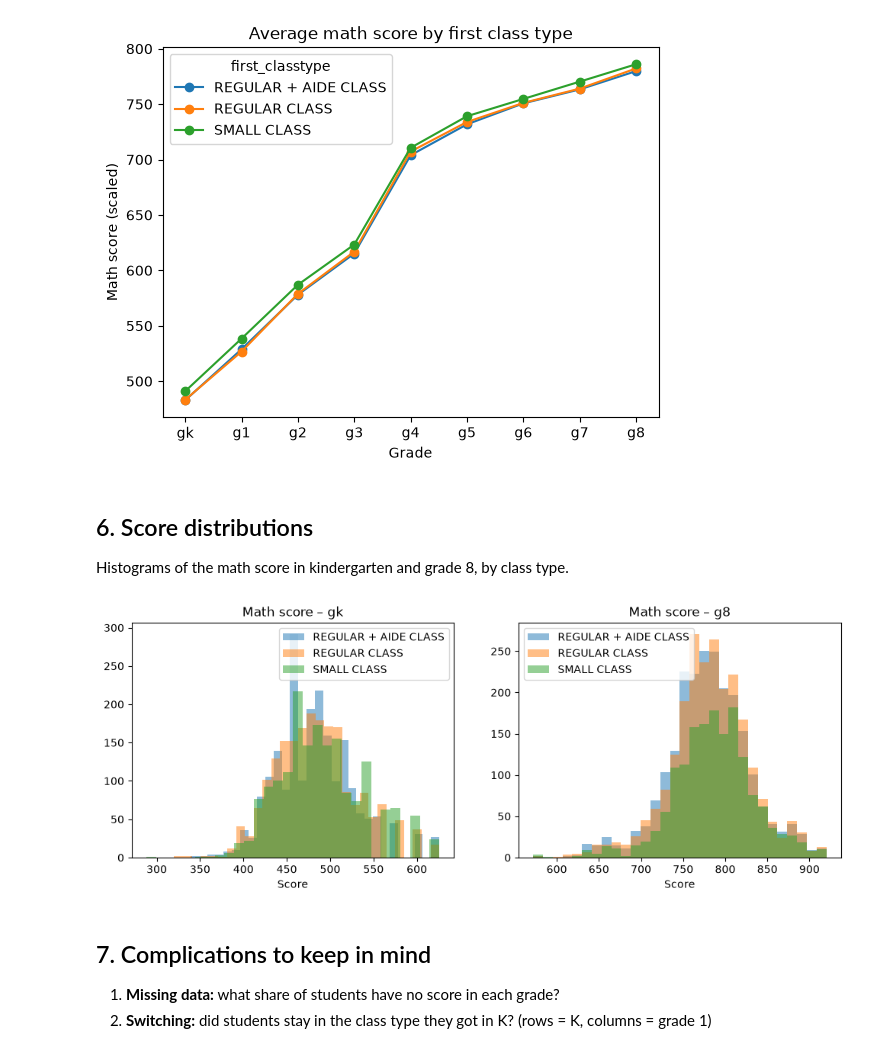
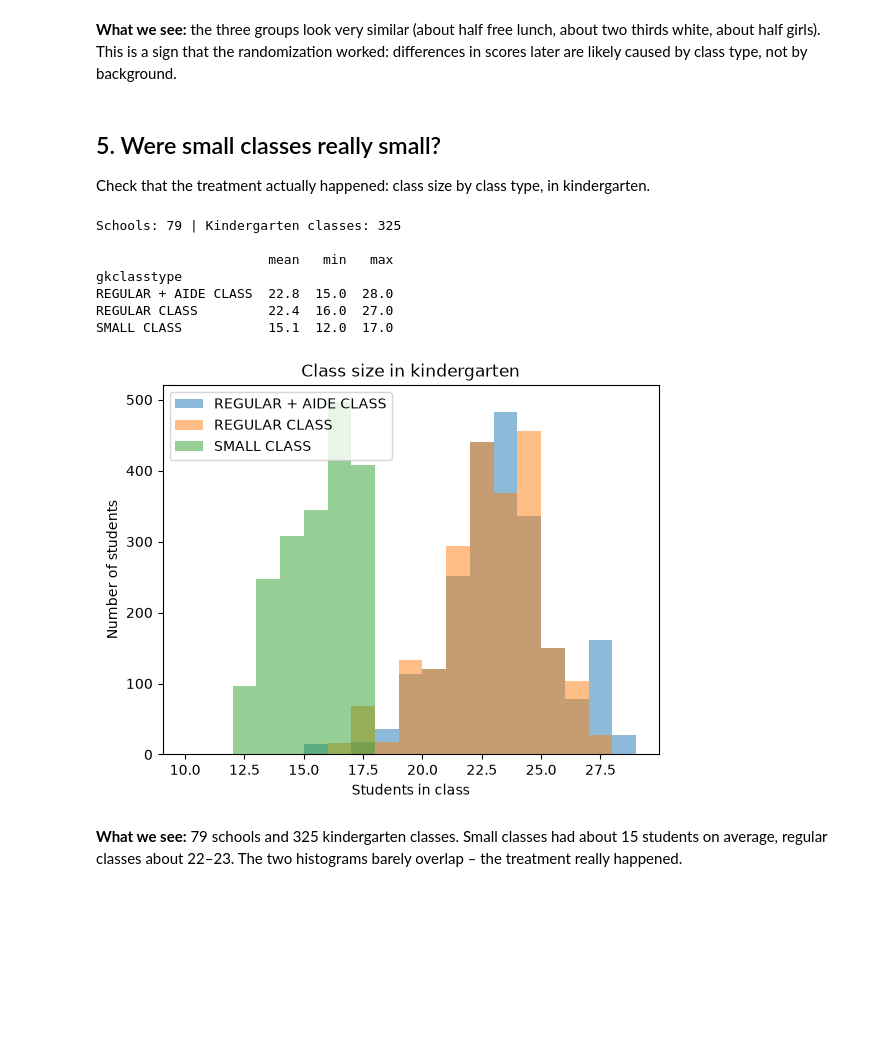
Before and after one commit to itai-wachtel/star-stat-project, a Jupyter notebook: notebooks/01_explore_data.ipynb, the cells around one changed output. Cells and saved outputs as stored; diff of their text form; code cells hidden in the pictures; blank space fills up the shorter version.

Commit message:
explore data

```diff
--- a/notebooks/01_explore_data.ipynb
+++ b/notebooks/01_explore_data.ipynb
@@ -10,11 +22,12 @@ Each row is one student. Put `STAR_Students.sav` in `data/raw/` before running.
 # %%
+import numpy as np
 import pandas as pd
 import matplotlib.pyplot as plt
-from scipy import stats
 
 pd.set_option("display.max_columns", 50)
 
 df = pd.read_spss("../data/raw/STAR_Students.sav")
+df = df.copy()   # makes the table faster to work with
+
 print(df.shape)  # (rows, columns)
-df.head()
 # %% [output]
@@ -111,11 +125,15 @@ Compare the class types **within** a grade, not across grades.
 # %%
-classtype_cols = [f"{g}classtype" for g in k3]
-df["first_classtype"] = df[classtype_cols].astype(object).bfill(axis=1).iloc[:, 0]
+k = df[df["gkclasstype"].notna()]
 
-print(df["first_classtype"].value_counts(dropna=False), "\n")
+def pct(col, value):
+    """% of students (with data) in each class type who have this value."""
+    return k.groupby("gkclasstype", observed=True)[col].apply(lambda s: (s == value).sum() / s.notna().sum() * 100)
 
-means = pd.DataFrame(
-    {g: df.groupby("first_classtype")[f"{g}tmathss"].mean() for g in grades}
-).T.round(1)
-means
+balance = pd.DataFrame({
+    "% free lunch": pct("gkfreelunch", "FREE LUNCH"),
+    "% white": pct("race", "WHITE"),
+    "% girls": pct("gender", "FEMALE"),
+    "Number of students": k.groupby("gkclasstype", observed=True).size(),
+}).round(1).T
+balance
 # %% [output]
@@ -137,29 +145,30 @@ Name: count, dtype: int64
-# %%
-means.plot(marker="o", title="Average math score by first class type")
-plt.xlabel("Grade")
-plt.ylabel("Math score (scaled)")
-plt.show()
-# %% [output]
-[figure, removed]
+# %% [markdown]
+**What we see:** the three groups look very similar (about half free lunch, about two thirds white, about half girls).
+This is a sign that the randomization worked: differences in scores later are likely caused by class type, not by background.
 # %% [markdown]
-## 6. Score distributions
+## 5. Were small classes really small?
 
-Histograms of the math score in kindergarten and grade 8, by class type.
+Check that the treatment actually happened: class size by class type, in kindergarten.
 # %%
-fig, axes = plt.subplots(1, 2, figsize=(12, 4))
+print("Schools:", df["gkschid"].nunique(), "| Kindergarten classes:", df["gktchid"].nunique(), "\n")
+print(k.groupby("gkclasstype", observed=True)["gkclasssize"].describe()[["mean", "min", "max"]].round(1))
 
-for ax, g in zip(axes, ["gk", "g8"]):
-    for ctype, group in df.groupby("first_classtype"):
-        ax.hist(group[f"{g}tmathss"].dropna(), bins=30, alpha=0.5, label=ctype)
-    ax.set_title(f"Math score – {g}")
-    ax.set_xlabel("Score")
-    ax.legend()
-
+for ctype, group in k.groupby("gkclasstype", observed=True):
+    plt.hist(group["gkclasssize"].dropna(), bins=range(10, 30), alpha=0.5, label=ctype)
+plt.title("Class size in kindergarten")
+plt.xlabel("Students in class")
+plt.ylabel("Number of students")
+plt.legend()
 plt.show()
 # %% [output]
+Schools: 79 | Kindergarten classes: 325
+
+                      mean   min   max
+gkclasstype
+REGULAR + AIDE CLASS  22.8  15.0  28.0
+REGULAR CLASS         22.4  16.0  27.0
+SMALL CLASS           15.1  12.0  17.0
-[figure, old version]
+[figure, new version]
 # %% [markdown]
-## 7. Complications to keep in mind
-
-1. **Missing data:** what share of students have no score in each grade?
-2. **Switching:** did students stay in the class type they got in K? (rows = K, columns = grade 1)
+**What we see:** 79 schools and 325 kindergarten classes. Small classes had about 15 students on average,
+regular classes about 22–23. The two histograms barely overlap – the treatment really happened.
```
Also changed, not shown: parts of 27 cells of this notebook, 2 other files.
